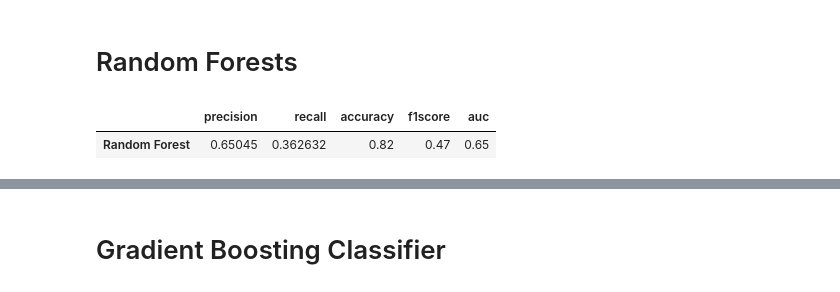
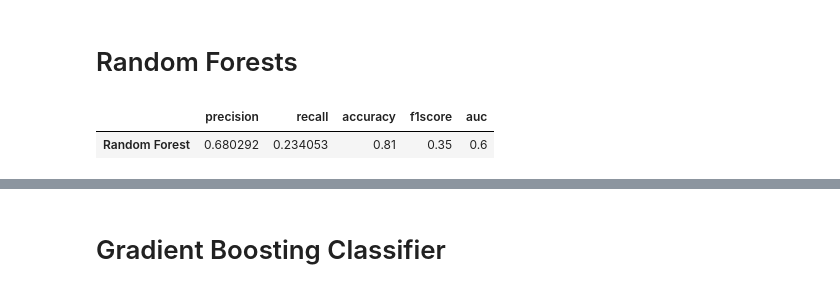
Before and after one commit to sanjeevtyagi170/tyagisx-projects, a Jupyter notebook: coursera-supervised.ipynb, the cells around one changed output, grey strips where cells are left out. Drawn from its saved outputs; the diff is of its cells as text; code cells hidden in the pictures.

```diff
--- a/coursera-supervised.ipynb
+++ b/coursera-supervised.ipynb
@@ -166,13 +180,12 @@ Name: default, dtype: float64
 # %% [markdown]
 # Splitting Data
 # %%
+
 # Get the split indexes
 feature_cols = list(data.columns)
 feature_cols.remove('default')
-strat_shuf_split = StratifiedShuffleSplit(n_splits=1, test_size=0.3, random_state=42)
-
-train, test = next(strat_shuf_split.split(data[feature_cols], data.default))
-
+stratified_shuf_split = StratifiedShuffleSplit(n_splits=1, test_size=0.3, random_state=42)
+train, test = next(stratified_shuf_split.split(data[feature_cols], data.default))
 # Create the dataframes
 X_train = data.loc[train, feature_cols]
 y_train = data.loc[train, 'default']
@@ -260,20 +311,20 @@ df_dt_final
 # Random Forests
 # %%
 # Initialize the random forest estimator
-rf = RandomForestClassifier(n_estimators=100, random_state=42,n_jobs=-1)
+rf = RandomForestClassifier(n_estimators=100, random_state=42,n_jobs=-1,max_depth=3)
 # Fitting the model
 rf.fit(X_train, y_train)
 # Predicting the model
 y_pred_rf = rf.predict(X_test)
-
+# Calculating  the metrices
 rf_stats = pd.Series({'precision':precision_score(y_test, y_pred_rf),
                       'recall':recall_score(y_test, y_pred_rf),
                       'accuracy':round(accuracy_score(y_test, y_pred_rf), 2),
                       'f1score':round(f1_score(y_test, y_pred_rf), 2),
                       'auc': round(roc_auc_score(y_test, y_pred_rf),2)}, name='Random Forest')
 
 df_rf_final=pd.DataFrame(rf_stats).transpose()
 df_rf_final
 # %% [output]
 |  | precision | recall | accuracy | f1score | auc |
-| Random Forest | 0.65045 | 0.362632 | 0.82 | 0.47 | 0.65 |
+| Random Forest | 0.680292 | 0.234053 | 0.81 | 0.35 | 0.6 |
```
Also changed, not shown: parts of 24 cells of this notebook.
